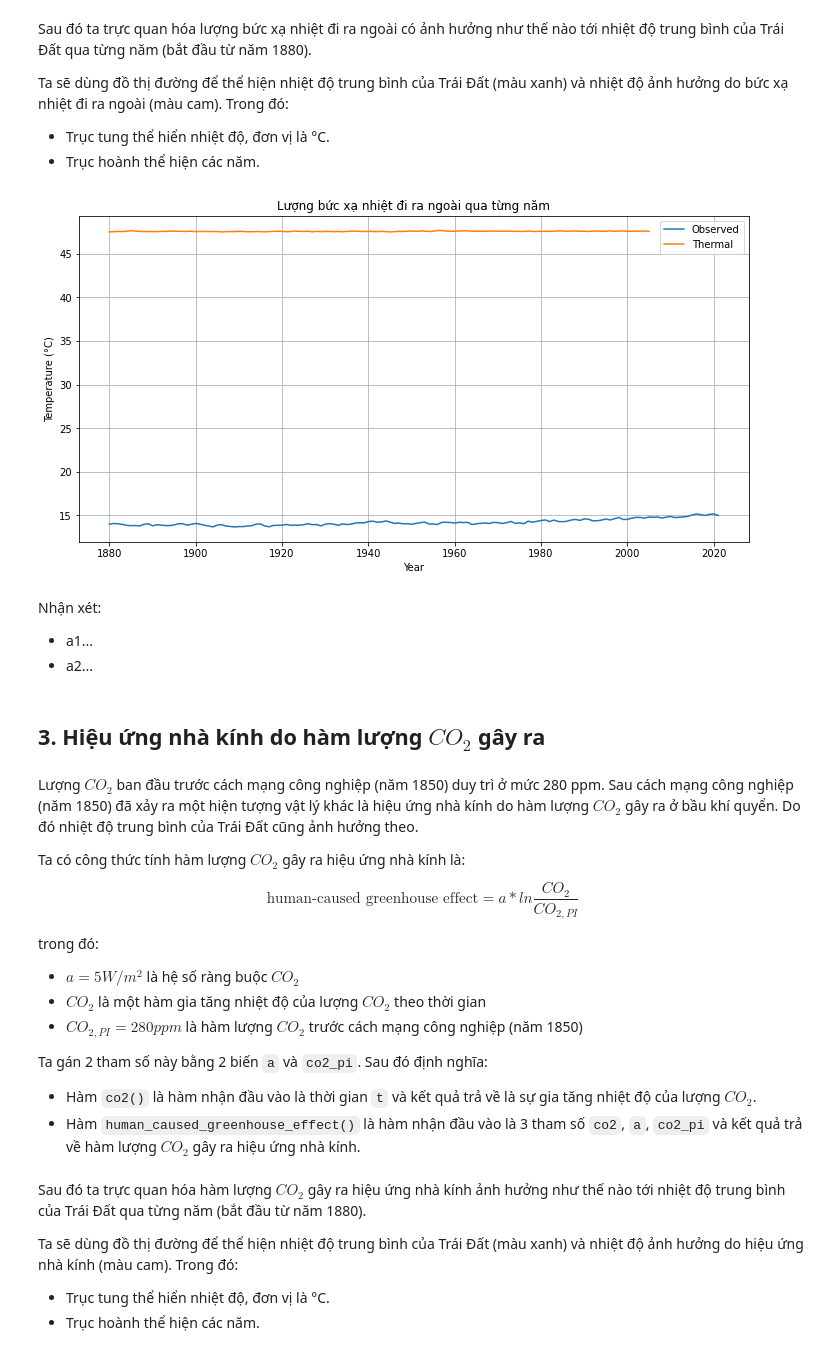
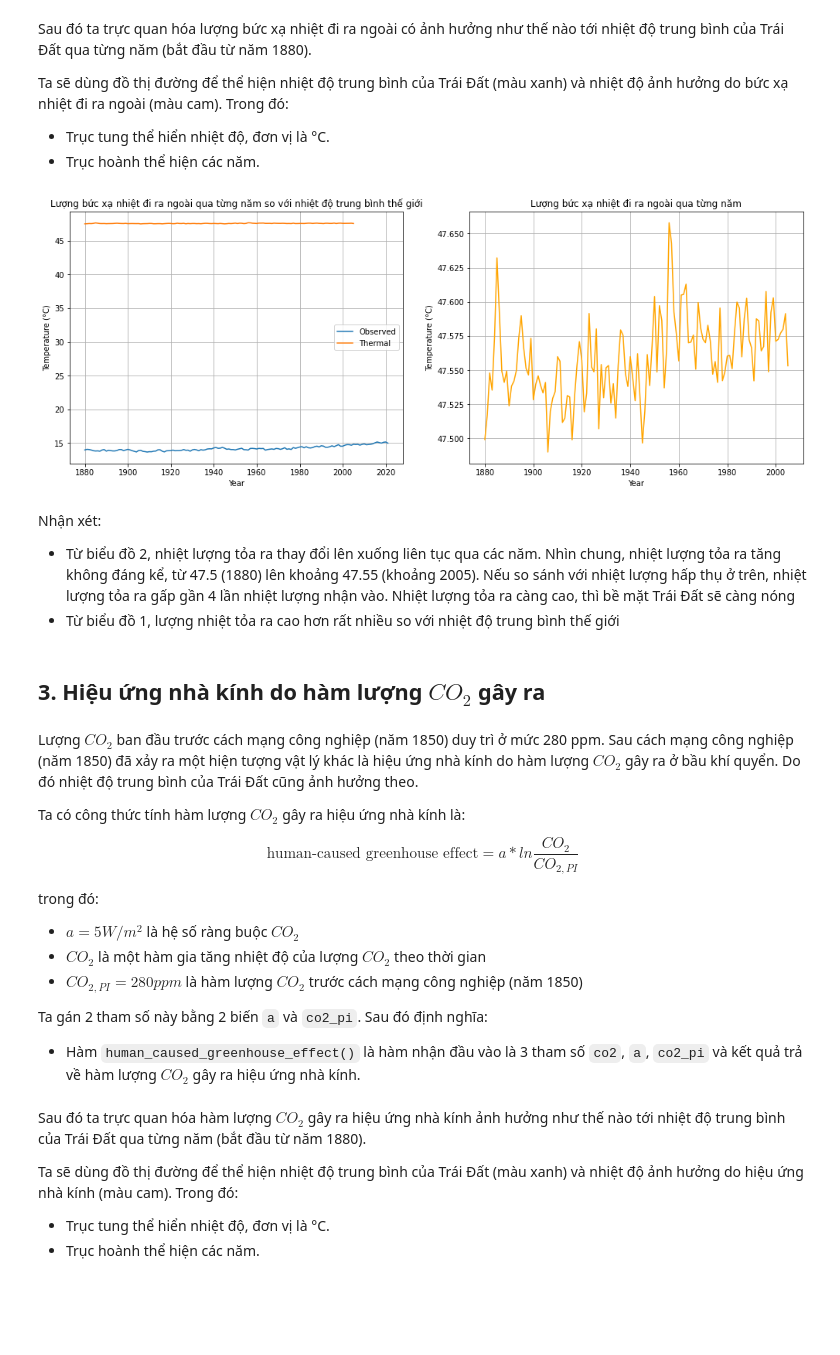
Before and after one commit to vt-khang/DA_ClimateModel, a Jupyter notebook: DA_ClimateModel.ipynb, the cells around one changed output. Cells and saved outputs as stored; diff of their text form; code cells hidden in the pictures; blank space fills up the shorter version.

```diff
--- a/DA_ClimateModel.ipynb
+++ b/DA_ClimateModel.ipynb
@@ -16,7 +16,7 @@ import matplotlib.pyplot as plt
 # %% [markdown]
 # DỮ LIỆU
 # %%
-temp_df = pd.read_csv('graph.csv', skiprows = 1, index_col = 0)
+temp_df = pd.read_csv('Data/graph.csv', skiprows = 1, index_col = 0)
 temp_df = temp_df + 14.15
 temp_df
 # %% [output]
@@ -35,7 +35,7 @@ temp_df
 | 2021 | 14.99 | 15.08 |
 142 rows × 2 columns
 # %%
-forcings_df = pd.read_csv('forcings.csv', index_col = 0)
+forcings_df = pd.read_csv('Data/forcings.csv', index_col = 0)
 forcings_df = forcings_df - 273.5
 forcings_df['Thermal'] = forcings_df['Solar'] - (1368 * (1 - 0.3) / 4 - 273)
 forcings_df
@@ -137,21 +134,22 @@ Ta sẽ dùng đồ thị đường để thể hiện nhiệt độ trung bình
 - Trục tung thể hiển nhiệt độ, đơn vị là °C.
 - Trục hoành thể hiện các năm.
 # %%
-fig, ax = plt.subplots(figsize = (12, 6))
-ax.plot(temp_df['No_Smoothing'])
-ax.plot(forcings_df['Thermal'].loc[1880:])
-ax.legend(['Observed', 'Thermal'])
-ax.grid()
-plt.xlabel('Year')
-plt.ylabel('Temperature (°C)')
-plt.title('Lượng bức xạ nhiệt đi ra ngoài qua từng năm')
-plt.show()
+fig, ax = plt.subplots(1,2, figsize = (17, 6))
+ax[0].plot(temp_df['No_Smoothing'])
+ax[0].plot(forcings_df['Thermal'].loc[1880:])
+ax[0].legend(['Observed', 'Thermal'])
+ax[0].grid()
+ax[0].set(xlabel = 'Year', ylabel = 'Temperature (°C)', title = 'Lượng bức xạ nhiệt đi ra ngoài qua từng năm so với nhiệt độ trung bình thế giới')
+
+ax[1].plot(forcings_df['Thermal'].loc[1880:], color='orange')
+ax[1].set(xlabel = 'Year', ylabel = 'Temperature (°C)', title = 'Lượng bức xạ nhiệt đi ra ngoài qua từng năm')
+ax[1].grid();
 # %% [output]
-[figure, old version]
+[figure, new version]
 # %% [markdown]
 Nhận xét:
-- a1...
-- a2...
+- Từ biểu đồ 2, nhiệt lượng tỏa ra thay đổi lên xuống liên tục qua các năm. Nhìn chung, nhiệt lượng tỏa ra tăng không đáng kể, từ 47.5 (1880) lên khoảng 47.55 (khoảng 2005). Nếu so sánh với nhiệt lượng hấp thụ ở trên, nhiệt lượng tỏa ra gấp gần 4 lần nhiệt lượng nhận vào. Nhiệt lượng tỏa ra càng cao, thì bề mặt Trái Đất sẽ càng nóng
+- Từ biểu đồ 1, lượng nhiệt tỏa ra cao hơn rất nhiều so với nhiệt độ trung bình thế giới
 # %% [markdown]
 ## 3. Hiệu ứng nhà kính do hàm lượng $CO_2$ gây ra
 # %% [markdown]
@@ -167,7 +165,6 @@ trong đó:
 - $CO_{2, PI} = 280 ppm$ là hàm lượng $CO_2$ trước cách mạng công nghiệp (năm 1850)
 
 Ta gán 2 tham số này bằng 2 biến `a` và `co2_pi`. Sau đó định nghĩa:
-- Hàm `co2()` là hàm nhận đầu vào là thời gian `t` và kết quả trả về là sự gia tăng nhiệt độ của lượng $CO_2$.
 - Hàm `human_caused_greenhouse_effect()` là hàm nhận đầu vào là 3 tham số `co2`, `a`, `co2_pi` và kết quả trả về hàm lượng $CO_2$ gây ra hiệu ứng nhà kính.
 # %%
 a = 5 # co2 forcing coefficient (W/m^2)
```
Also changed, not shown: parts of 17 cells of this notebook, 4 other files.
